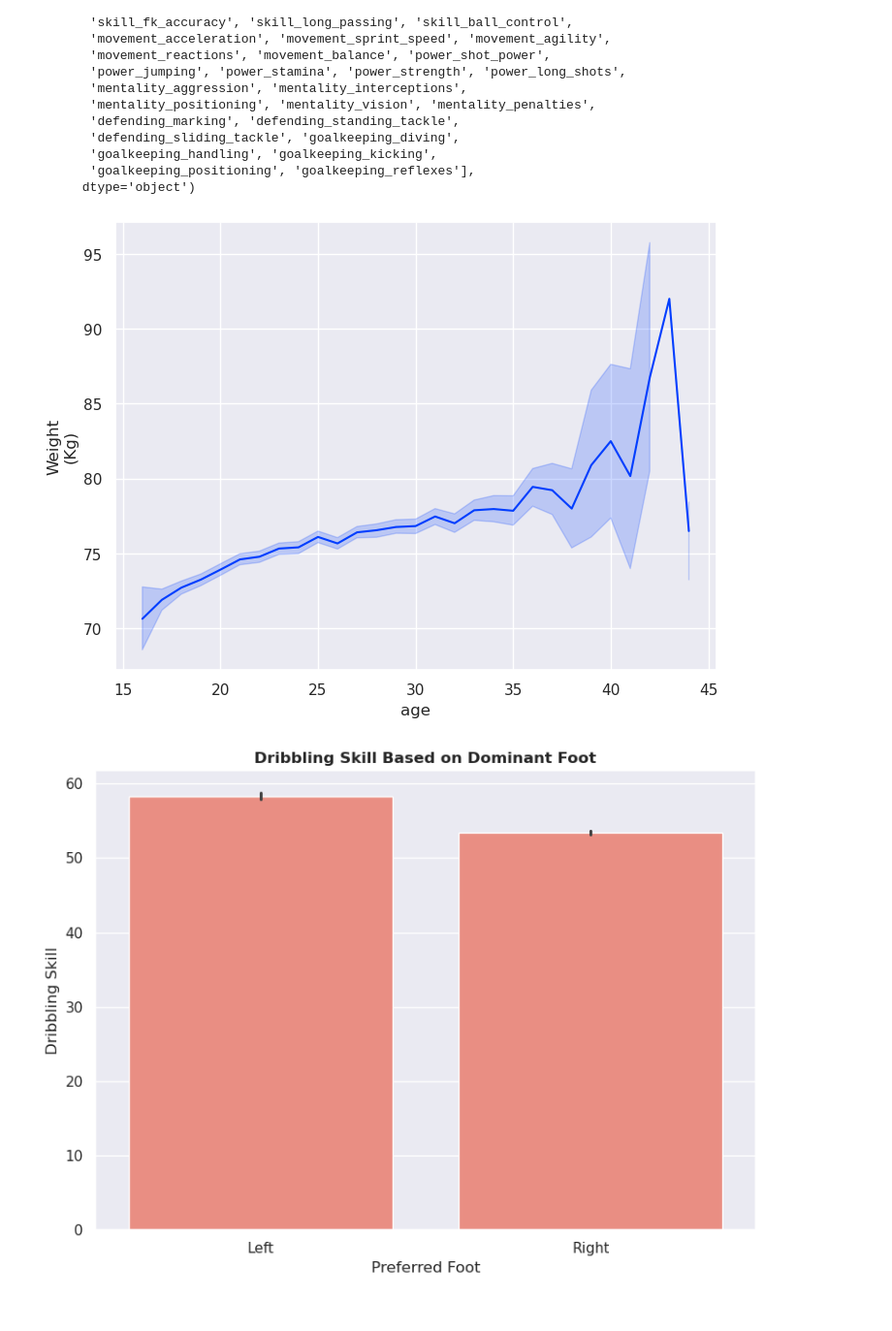
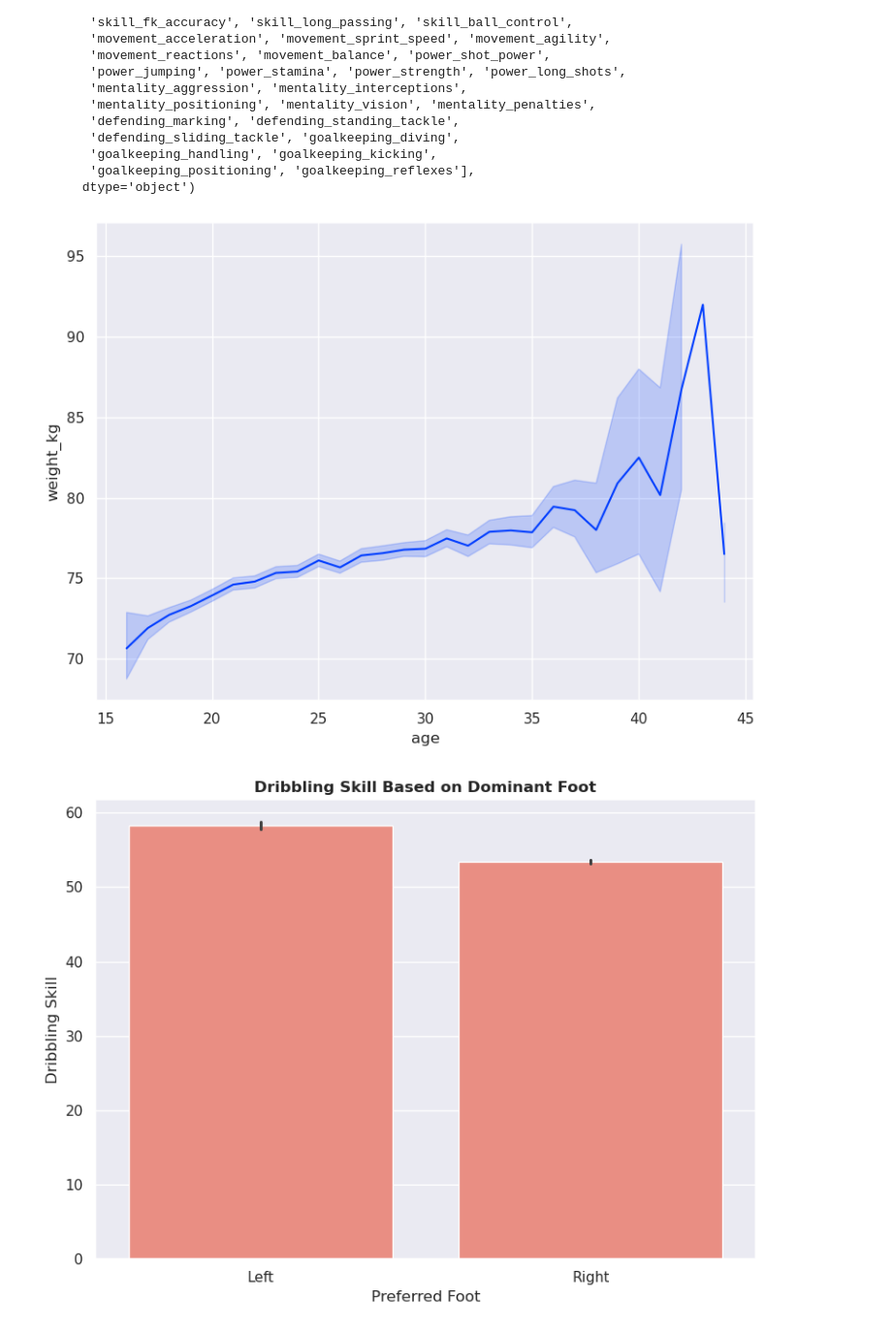
Before and after one commit to aradmehralian/data-visualization-practice, a Jupyter notebook: seaborn/Exercise/Exercise 01.ipynb, the cells around one changed output. Shown: that part at 97% size. Drawn from its saved outputs; the diff is of its cells as text; code cells hidden in the pictures.

```diff
--- a/seaborn/Exercise/Exercise 01.ipynb
+++ b/seaborn/Exercise/Exercise 01.ipynb
@@ -7,8 +7,10 @@ import pandas as pd
 import matplotlib.ticker as mtick
 # %%
 sns.set_theme(
-    context="notebook", style="darkgrid", palette="bright",
-    rc=dict([("figure.figsize", (8, 6))])
+    context="notebook",
+    style="darkgrid",
+    palette="bright",
+    rc={"figure.figsize": (8, 6)},
 )
 # %%
 df = pd.read_csv("data/fifa.csv", index_col=0)
@@ -80,11 +81,16 @@ Index(['sofifa_id', 'player_url', 'short_name', 'long_name', 'age', 'dob',
       dtype='object')
 # %%
 fig, ax = plt.subplots(figsize=(8, 6))
-sns.lineplot(data=df, ax=ax, x="age", y="weight_kg")
+sns.lineplot(
+    data=df,
+    ax=ax,
+    x="age",
+    y="weight_kg",
+)
 
-ax.set_ylabel("Weight\n(Kg)");
+fig.tight_layout()
 # %% [output]
-[figure, old version]
+[figure, new version]
 # %%
 fig, ax = plt.subplots(figsize=(8, 6))
 sns.barplot(data=df, x="preferred_foot", y="skill_dribbling", color="salmon")
```
Also changed, not shown: parts of 2 cells of this notebook.
